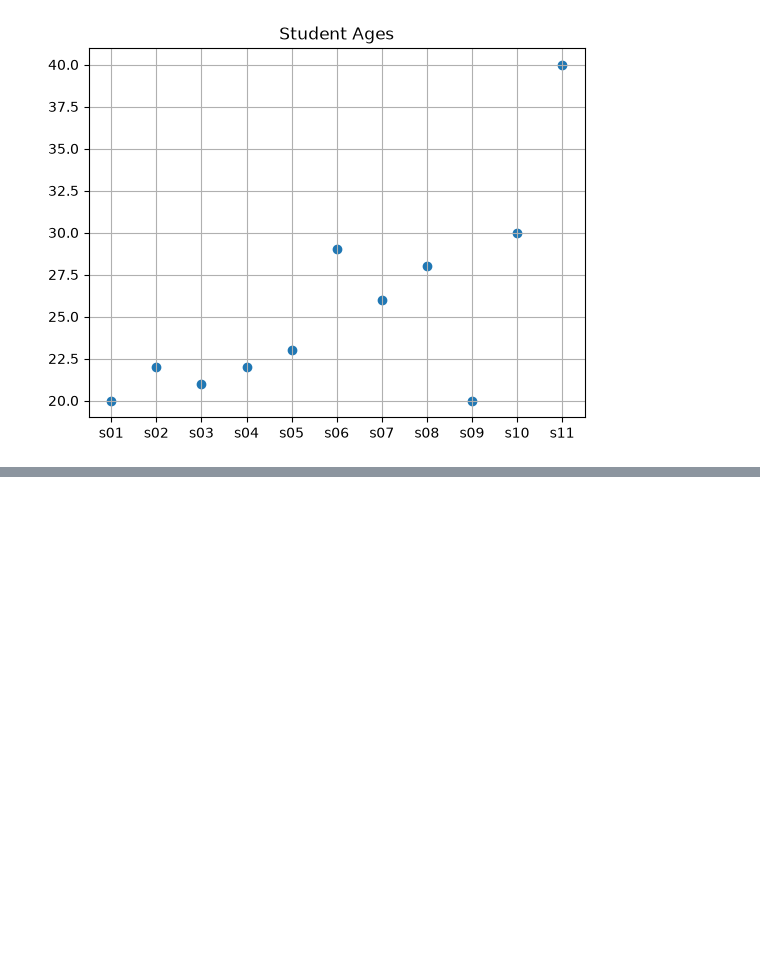
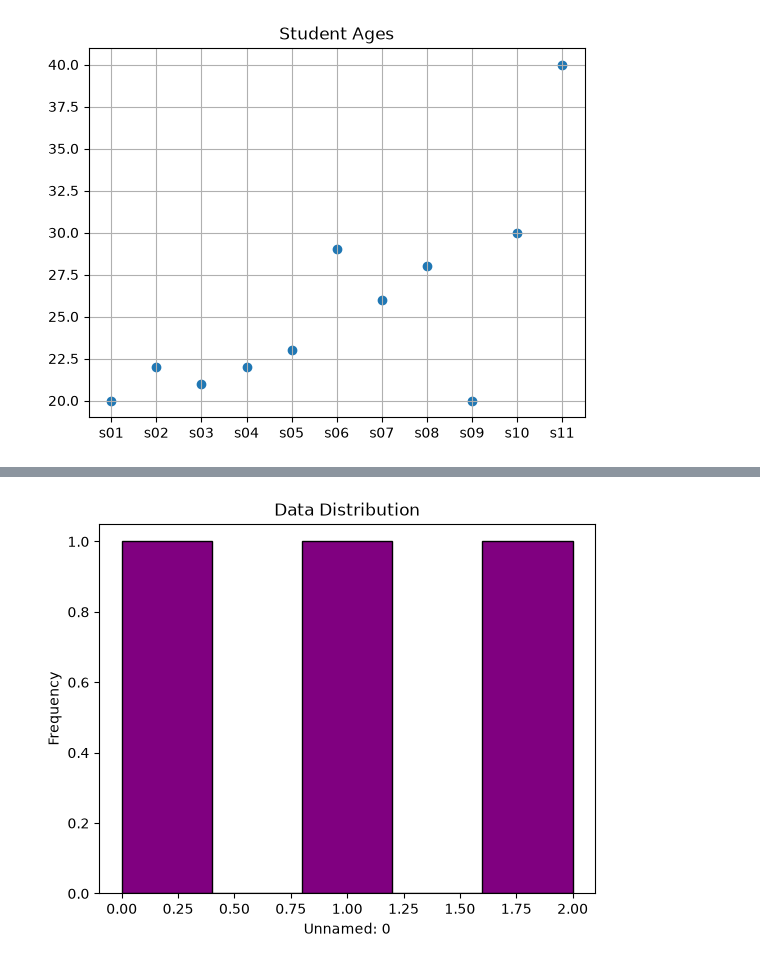
Before and after one commit to Rijesh033/placement-training, a Jupyter notebook: Data visualization/practice.ipynb, the cells around one changed output, grey strips where cells are left out. Saved outputs shown, nothing was run; the diff lists cells and outputs as text; code cells hidden in the pictures; blank space fills up the shorter version.

```diff
--- a/Data visualization/practice.ipynb
+++ b/Data visualization/practice.ipynb
@@ -128,0 +165,8 @@ plt.show()
+# %%
+plt.hist(data.iloc[:, 0], bins=5, color='purple', edgecolor='black')
+plt.title("Data Distribution")
+plt.xlabel(data.columns[0])
+plt.ylabel("Frequency")
+plt.show()
+# %% [output]
+[figure, added]
```
Also changed, not shown: parts of 10 cells of this notebook.
